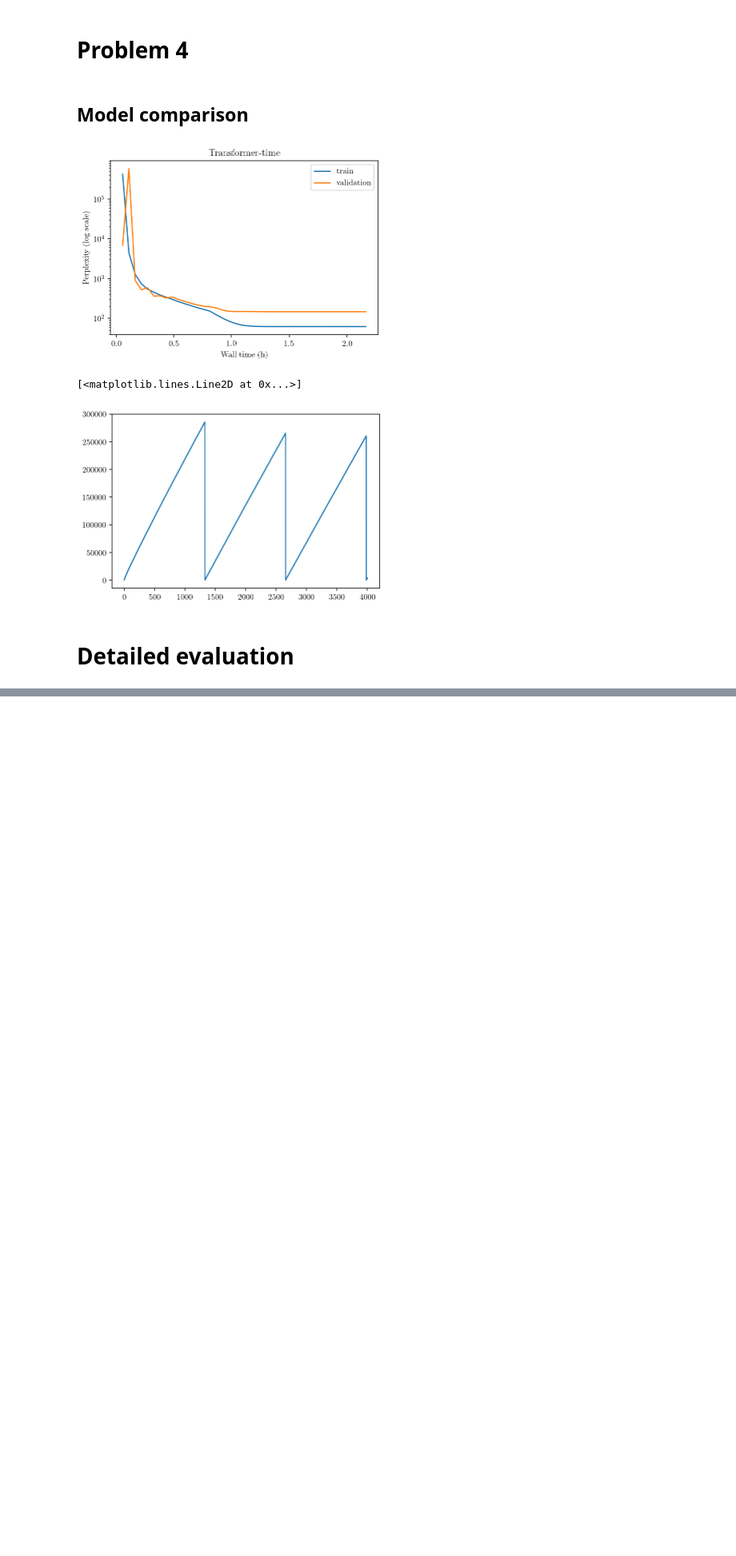
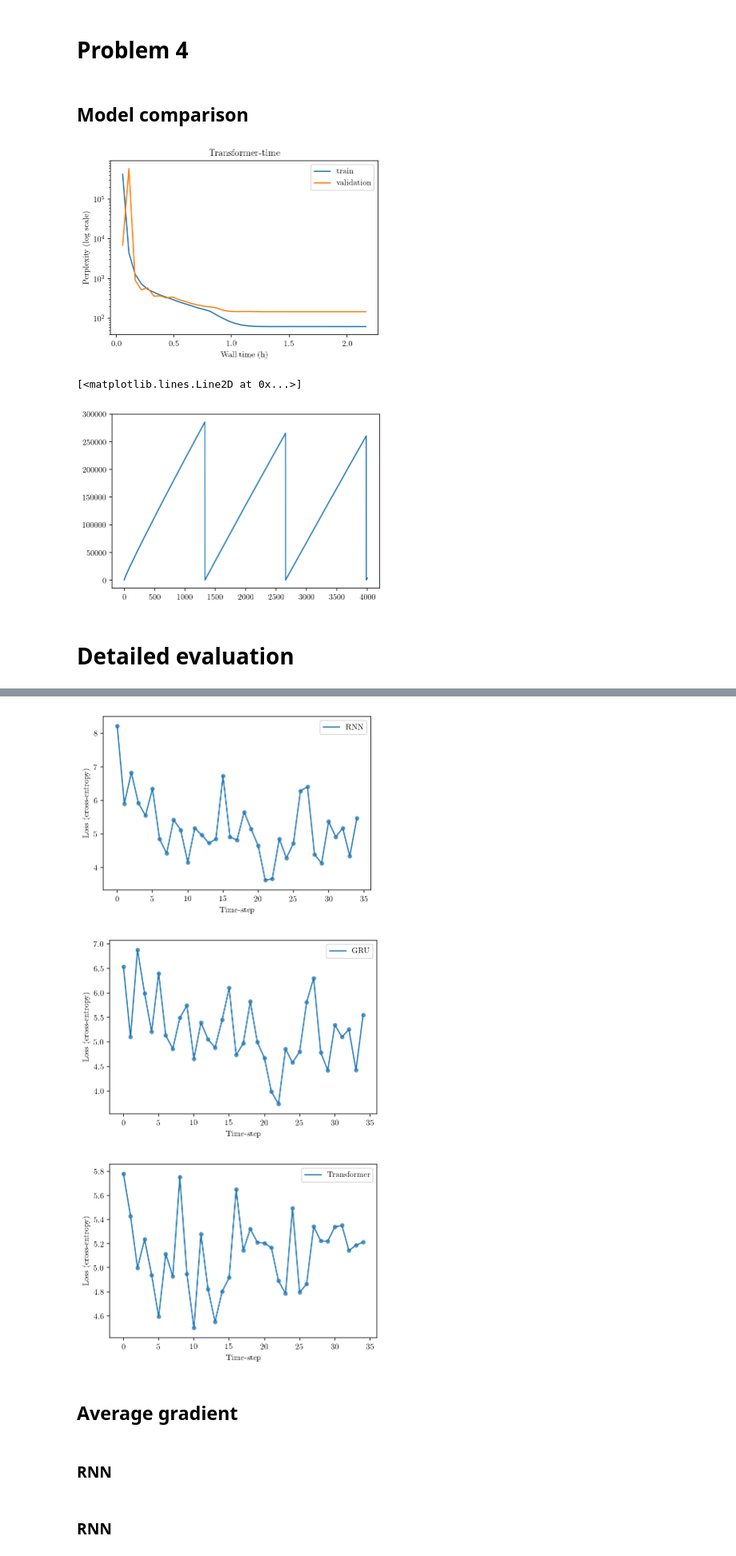
Before and after one commit to bdura/deep-learning, a Jupyter notebook: notebooks/Assignment 2.ipynb, the cells around one changed output, grey strips where cells are left out. Shown: that part at 80% size. Cells and saved outputs as stored; diff of their text form; code cells hidden in the pictures; blank space fills up the shorter version.

```diff
--- a/notebooks/Assignment 2.ipynb
+++ b/notebooks/Assignment 2.ipynb
@@ -79,0 +146,49 @@ weights = utils.load_weights(experiments['1-rnn']['folder'])
+# %%
+seq_len = 35
+
+rnn_loss = rnn_per_item_losses[0]
+gru_loss = gru_per_item_losses[0]
+tra_loss = tra_per_item_losses[0]
+
+t = np.arange(seq_len)
+
+plt.plot(rnn_loss, label='RNN')
+plt.scatter(t, rnn_loss, alpha=.7, s=20)
+
+plt.legend()
+
+plt.ylabel('Loss (cross-entropy)')
+plt.xlabel('Time-step')
+
+plt.savefig('output/problem5/1-rnn.pdf', bbox_inches='tight')
+plt.show()
+
+plt.plot(gru_loss, label='GRU')
+plt.scatter(t, gru_loss, alpha=.7, s=20)
+
+plt.legend()
+
+plt.ylabel('Loss (cross-entropy)')
+plt.xlabel('Time-step')
+
+plt.savefig('output/problem5/1-gru.pdf', bbox_inches='tight')
+plt.show()
+
+plt.plot(tra_loss, label='Transformer')
+plt.scatter(t, tra_loss, alpha=.7, s=20)
+
+plt.legend()
+
+plt.ylabel('Loss (cross-entropy)')
+plt.xlabel('Time-step')
+
+plt.savefig('output/problem5/1-transformer.pdf', bbox_inches='tight')
+plt.show()
+# %% [output]
+[figure, added]
+[figure, added]
+[figure, added]
+# %% [markdown]
+## Average gradient
+# %% [markdown]
+### RNN
@@ -79,0 +200,2 @@ weights = utils.load_weights(experiments['1-rnn']['folder'])
+# %% [markdown]
+### RNN
```
Also changed, not shown: parts of 32 cells of this notebook, 1 other file.
